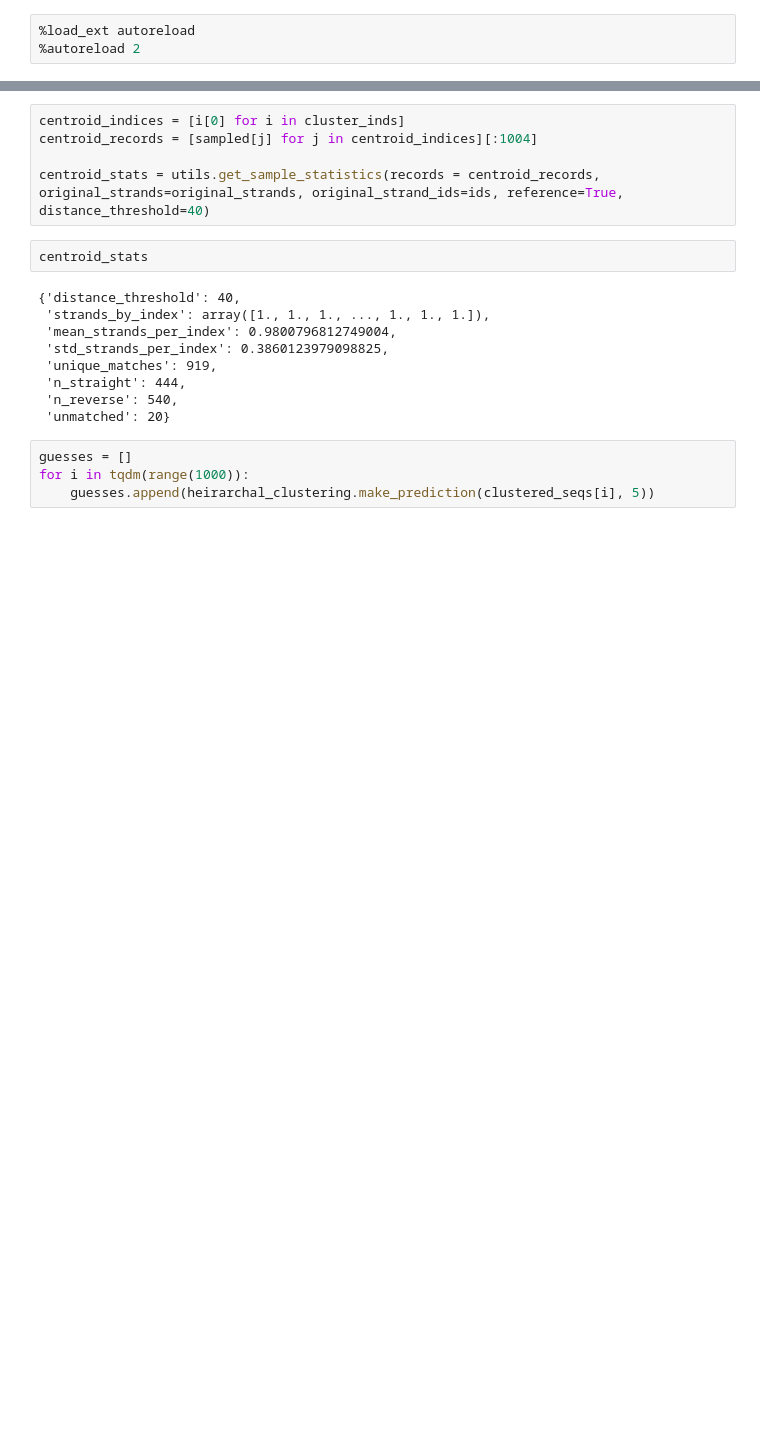
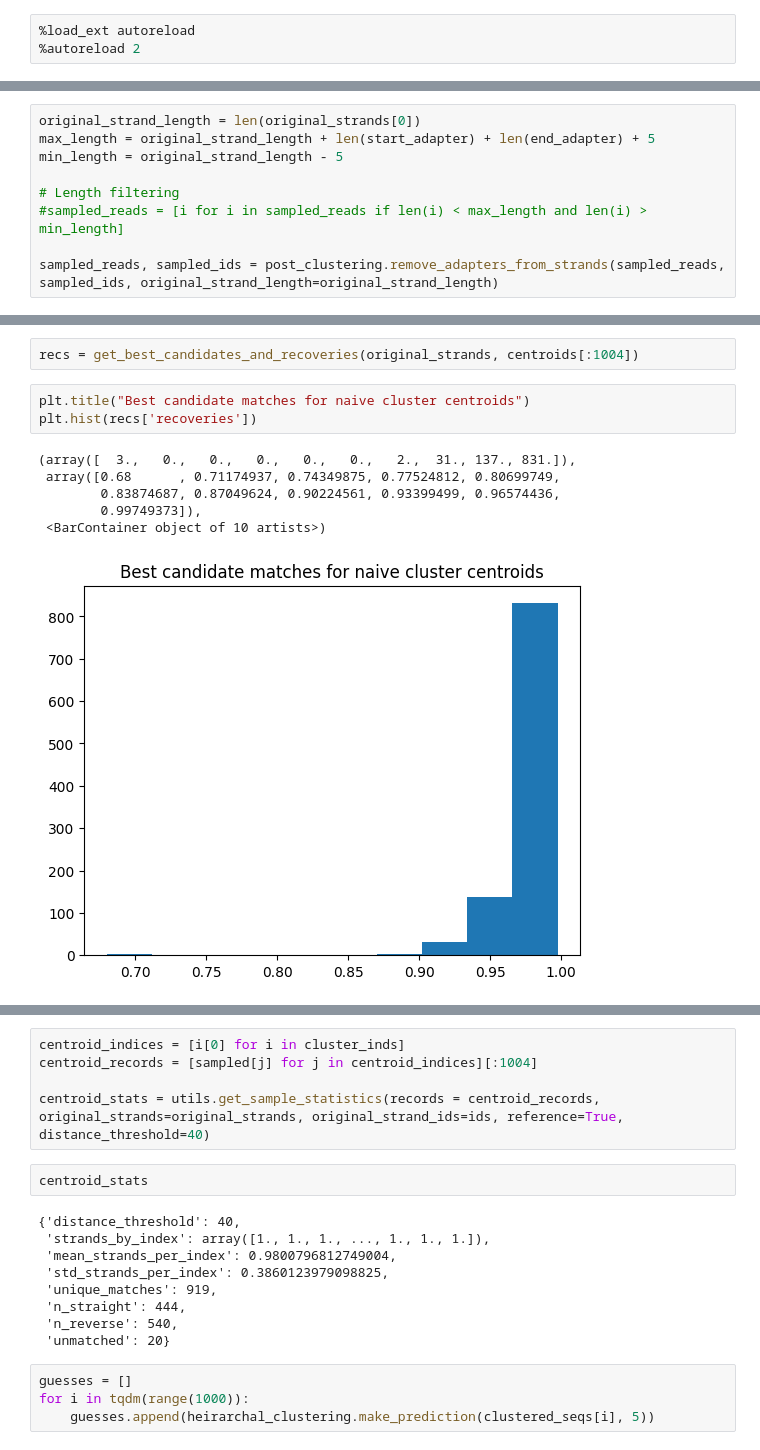
Before and after one commit to Parvfect/Incomplete_cycles, a Jupyter notebook: v2/raptor.ipynb, the cells around one changed output, grey strips where cells are left out. Drawn from its saved outputs; the diff is of its cells as text; blank space fills up the shorter version.

```diff
--- a/v2/raptor.ipynb
+++ b/v2/raptor.ipynb
@@ -20,0 +39,9 @@ sampled = random.sample(reads, 10000)
+# %%
+original_strand_length = len(original_strands[0])
+max_length = original_strand_length + len(start_adapter) + len(end_adapter) + 5
+min_length = original_strand_length - 5
+
+# Length filtering
+#sampled_reads = [i for i in sampled_reads if len(i) < max_length and len(i) > min_length]
+
+sampled_reads, sampled_ids = post_clustering.remove_adapters_from_strands(sampled_reads, sampled_ids, original_strand_length=original_strand_length)
@@ -118,0 +343,12 @@ len(original_strands)
+# %%
+recs = get_best_candidates_and_recoveries(original_strands, centroids[:1004])
+# %%
+plt.title("Best candidate matches for naive cluster centroids")
+plt.hist(recs['recoveries'])
+# %% [output]
+(array([  3.,   0.,   0.,   0.,   0.,   0.,   2.,  31., 137., 831.]),
+ array([0.68      , 0.71174937, 0.74349875, 0.77524812, 0.80699749,
+        0.83874687, 0.87049624, 0.90224561, 0.93399499, 0.96574436,
+        0.99749373]),
+ <BarContainer object of 10 artists>)
+[figure, added]
```
Also changed, not shown: parts of 30 cells of this notebook.
